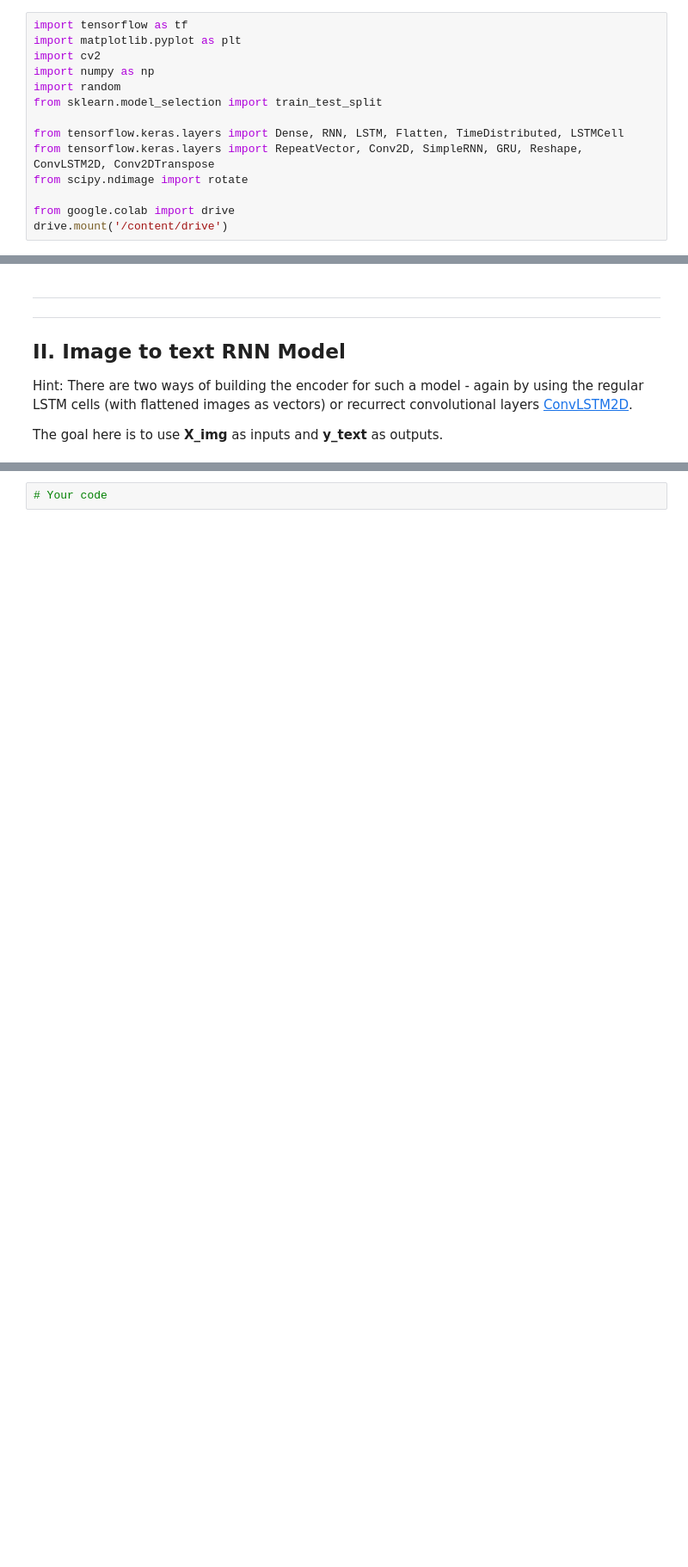
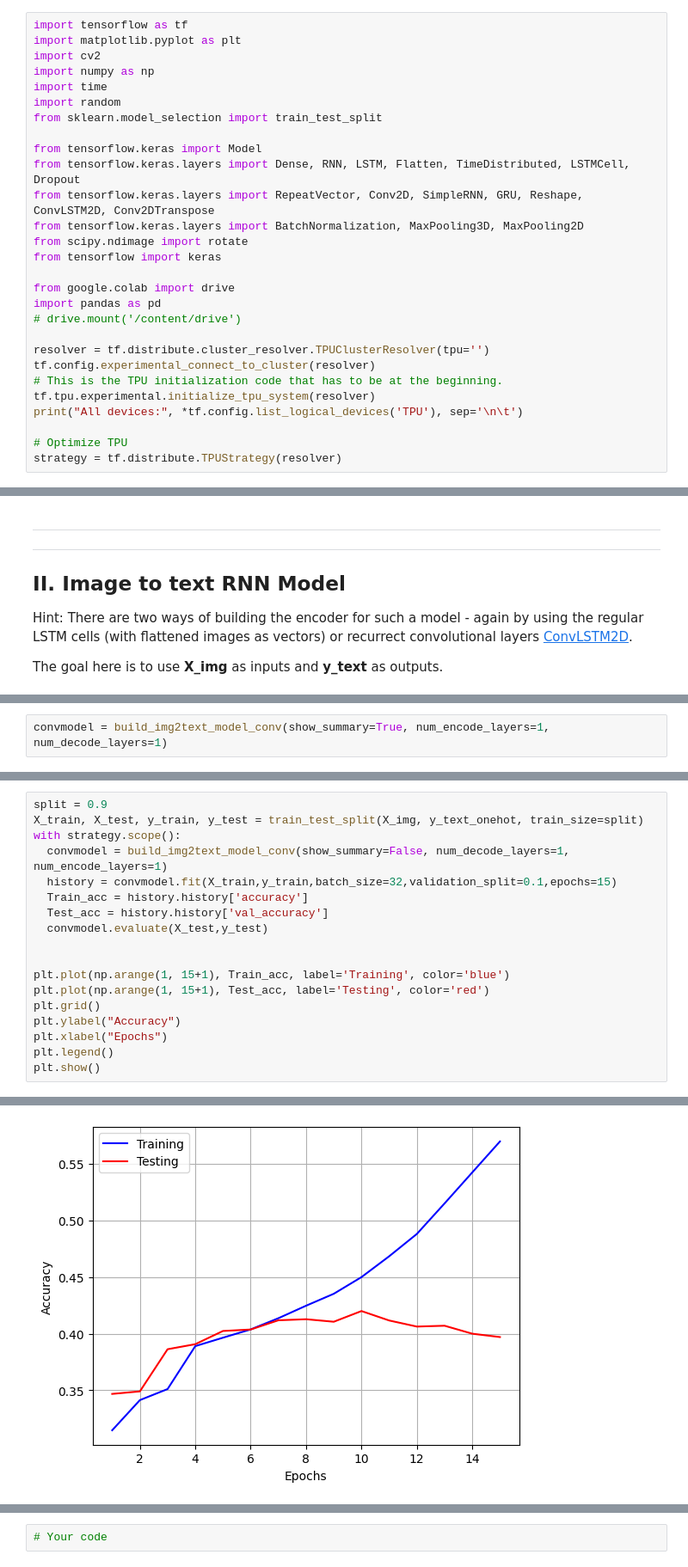
Before and after one commit to Spijkerberg/IDL-A2, a Jupyter notebook: individual_solns/A2_RNNs_colin.ipynb, the cells around one changed output, grey strips where cells are left out. Shown at 86% size. Drawn from its saved outputs; the diff is of its cells as text; blank space fills up the shorter version.

```diff
--- a/individual_solns/A2_RNNs_colin.ipynb
+++ b/individual_solns/A2_RNNs_colin.ipynb
@@ -50,13 +52,27 @@ import tensorflow as tf
 import matplotlib.pyplot as plt
 import cv2
 import numpy as np
+import time
 import random
 from sklearn.model_selection import train_test_split
 
-from tensorflow.keras.layers import Dense, RNN, LSTM, Flatten, TimeDistributed, LSTMCell
+from tensorflow.keras import Model
+from tensorflow.keras.layers import Dense, RNN, LSTM, Flatten, TimeDistributed, LSTMCell, Dropout
 from tensorflow.keras.layers import RepeatVector, Conv2D, SimpleRNN, GRU, Reshape, ConvLSTM2D, Conv2DTranspose
+from tensorflow.keras.layers import BatchNormalization, MaxPooling3D, MaxPooling2D
 from scipy.ndimage import rotate
+from tensorflow import keras
 
 from google.colab import drive
-drive.mount('/content/drive')
+import pandas as pd
+# drive.mount('/content/drive')
+
+resolver = tf.distribute.cluster_resolver.TPUClusterResolver(tpu='')
+tf.config.experimental_connect_to_cluster(resolver)
+# This is the TPU initialization code that has to be at the beginning.
+tf.tpu.experimental.initialize_tpu_system(resolver)
+print("All devices:", *tf.config.list_logical_devices('TPU'), sep='\n\t')
+
+# Optimize TPU
+strategy = tf.distribute.TPUStrategy(resolver)
 # %% [output]
@@ -858,0 +955,2 @@ The goal here is to use **X_img** as inputs and **y_text** as outputs.
+# %%
+convmodel = build_img2text_model_conv(show_summary=True, num_encode_layers=1, num_decode_layers=1)
@@ -858,0 +975,19 @@ The goal here is to use **X_img** as inputs and **y_text** as outputs.
+# %%
+split = 0.9
+X_train, X_test, y_train, y_test = train_test_split(X_img, y_text_onehot, train_size=split)
+with strategy.scope():
+  convmodel = build_img2text_model_conv(show_summary=False, num_decode_layers=1, num_encode_layers=1)
+  history = convmodel.fit(X_train,y_train,batch_size=32,validation_split=0.1,epochs=15)
+  Train_acc = history.history['accuracy']
+  Test_acc = history.history['val_accuracy']
+  convmodel.evaluate(X_test,y_test)
+
+
+plt.plot(np.arange(1, 15+1), Train_acc, label='Training', color='blue')
+plt.plot(np.arange(1, 15+1), Test_acc, label='Testing', color='red')
+plt.grid()
+plt.ylabel("Accuracy")
+plt.xlabel("Epochs")
+plt.legend()
+plt.show()
+# %% [output]
@@ -858,0 +1011 @@ The goal here is to use **X_img** as inputs and **y_text** as outputs.
+[figure, added]
```
Also changed, not shown: parts of 50 cells of this notebook.
